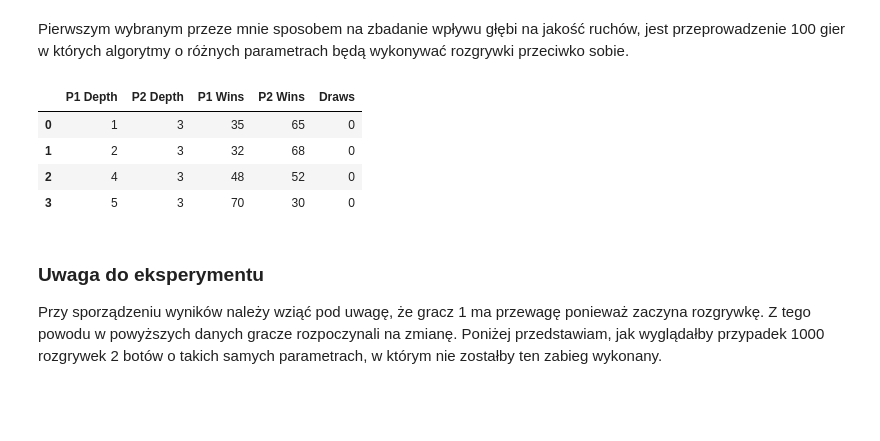
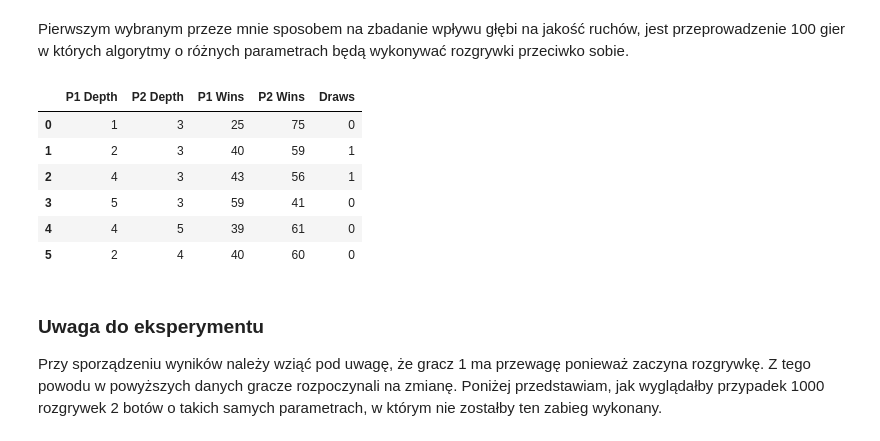
Before and after one commit to mbo009/WSI23Z, a Jupyter notebook: LAB03/raport.ipynb, the cells around one changed output. Saved outputs shown, nothing was run; the diff lists cells and outputs as text; code cells hidden in the pictures; blank space fills up the shorter version.

```diff
--- a/LAB03/raport.ipynb
+++ b/LAB03/raport.ipynb
@@ -38,24 +38,30 @@ df
 # %% [markdown]
 Pierwszym wybranym przeze mnie sposobem na zbadanie wpływu głębi na jakość ruchów, jest przeprowadzenie 100 gier w których algorytmy o różnych parametrach będą wykonywać rozgrywki przeciwko sobie.
 # %%
-game = simulateMultipleGames(100, [False, 1, 0, 30], [False, 3, 0, 30], True)
-game2 = simulateMultipleGames(100, [False, 2, 0, 30], [False, 3, 0, 30], True)
-game3 = simulateMultipleGames(100, [False, 4, 0, 30], [False, 3, 0, 30], True)
-game4 = simulateMultipleGames(100, [False, 5, 0, 30], [False, 3, 0, 30], True)
+games = [simulateMultipleGames(100, [False, 1, 0, 30], [False, 3, 0, 30], True),
+         simulateMultipleGames(100, [False, 2, 0, 30], [False, 3, 0, 30], True),
+         simulateMultipleGames(100, [False, 4, 0, 30], [False, 3, 0, 30], True),
+         simulateMultipleGames(100, [False, 5, 0, 30], [False, 3, 0, 30], True),
+         simulateMultipleGames(100, [False, 4, 0, 30], [False, 5, 0, 30], True),
+         simulateMultipleGames(100, [False, 2, 0, 30], [False, 4, 0, 30], True)]
 # %%
-data = [[1, 3, game[0], game[1], game[2]],
-        [2, 3, game2[0], game2[1], game2[2]],
-        [4, 3, game3[0], game3[1], game3[2]],
-        [5, 3, game4[0], game4[1], game4[2]]]
+data = [[1, 3, games[0][0], games[0][1], games[0][2]],
+        [2, 3, games[1][0], games[1][1], games[1][2]],
+        [4, 3, games[2][0], games[2][1], games[2][2]],
+        [5, 3, games[3][0], games[3][1], games[3][2]],
+        [4, 5, games[4][0], games[4][1], games[4][2]],
+        [2, 4, games[5][0], games[5][1], games[5][2]]]
 columns = ["P1 Depth", "P2 Depth", "P1 Wins", "P2 Wins", "Draws"]
 df = pd.DataFrame(data, columns=columns)
 df
 # %% [output]
 |  | P1 Depth | P2 Depth | P1 Wins | P2 Wins | Draws |
-| 0 | 1 | 3 | 35 | 65 | 0 |
-| 1 | 2 | 3 | 32 | 68 | 0 |
-| 2 | 4 | 3 | 48 | 52 | 0 |
-| 3 | 5 | 3 | 70 | 30 | 0 |
+| 0 | 1 | 3 | 25 | 75 | 0 |
+| 1 | 2 | 3 | 40 | 59 | 1 |
+| 2 | 4 | 3 | 43 | 56 | 1 |
+| 3 | 5 | 3 | 59 | 41 | 0 |
+| 4 | 4 | 5 | 39 | 61 | 0 |
+| 5 | 2 | 4 | 40 | 60 | 0 |
 # %% [markdown]
 ### Uwaga do eksperymentu
 Przy sporządzeniu wyników należy wziąć pod uwagę, że gracz 1 ma przewagę ponieważ zaczyna rozgrywkę. Z tego powodu w powyższych danych gracze rozpoczynali na zmianę. Poniżej przedstawiam, jak wyglądałby przypadek 1000 rozgrywek 2 botów o takich samych parametrach, w którym nie zostałby ten zabieg wykonany.
```
